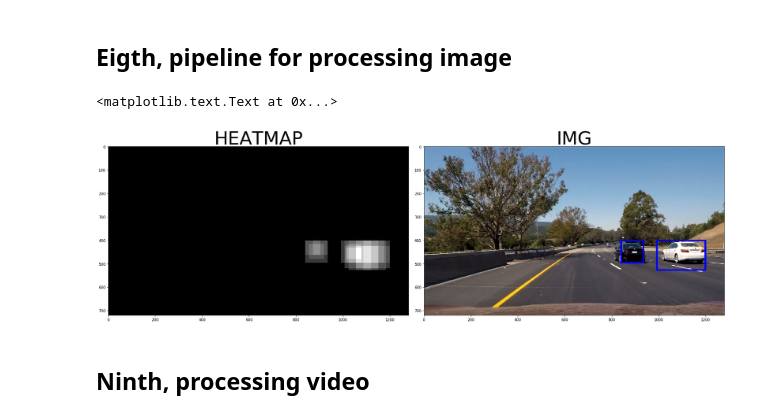
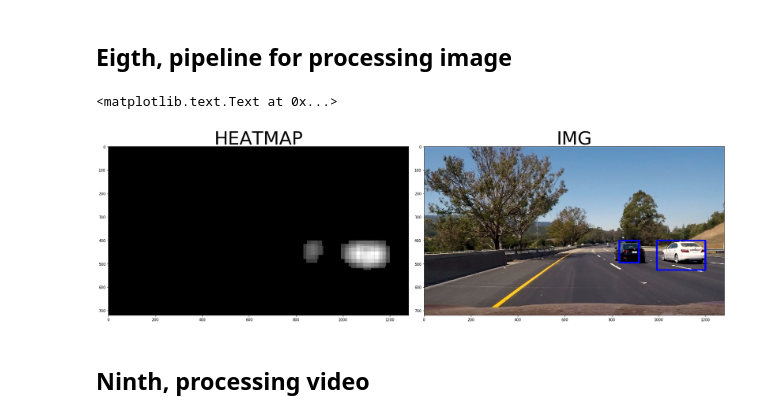
Before and after one commit to kjansons/self_driving_project_5, a Jupyter notebook: Vehicle detection.ipynb, the cells around one changed output. Cells and saved outputs as stored; diff of their text form; code cells hidden in the pictures.

```diff
--- a/Vehicle detection.ipynb
+++ b/Vehicle detection.ipynb
@@ -377,9 +447,9 @@ for fname in images:
     image = mpimg.imread(fname)
     draw_image = np.copy(image)
 
-    windows64 = slide_window(image, x_start_stop=[200, image.shape[1]-200], y_start_stop=[400, 500],
+    windows64 = slide_window(image, x_start_stop=x_start_stop, y_start_stop=[400, 528],
                         xy_window=(64, 64), xy_overlap=(0.75, 0.75))
-    windows96 = slide_window(image, x_start_stop=x_start_stop, y_start_stop=[400, 600],
+    windows96 = slide_window(image, x_start_stop=[4,image.shape[1]-4], y_start_stop=[400, 592],
                         xy_window=(96, 96), xy_overlap=(0.75, 0.75))
     windows128 = slide_window(image, x_start_stop=x_start_stop, y_start_stop=[400, 700],
                         xy_window=(128, 128), xy_overlap=(0.75, 0.75))
@@ -391,32 +461,32 @@ for fname in images:
                             orient=orient, pix_per_cell=pix_per_cell,
                             cell_per_block=cell_per_block,
                             hog_channel=hog_channel, spatial_feat=spatial_feat,
-                            hist_feat=hist_feat, hog_feat=hog_feat)
+                            hist_feat=hist_feat, hog_feat=hog_feat, scale = 1, ystart=400, ystop=528, xstart=0, xstop=image.shape[1])
     hot_windows96 = search_windows(image, windows96, svc, X_scaler, color_space=color_space,
                             spatial_size=spatial_size, hist_bins=hist_bins,
                             orient=orient, pix_per_cell=pix_per_cell,
                             cell_per_block=cell_per_block,
                             hog_channel=hog_channel, spatial_feat=spatial_feat,
-                            hist_feat=hist_feat, hog_feat=hog_feat)
+                            hist_feat=hist_feat, hog_feat=hog_feat, scale = 1.5, ystart=400, ystop=592, xstart=4, xstop=(image.shape[1]-4))
     hot_windows128 = search_windows(image, windows128, svc, X_scaler, color_space=color_space,
                             spatial_size=spatial_size, hist_bins=hist_bins,
                             orient=orient, pix_per_cell=pix_per_cell,
                             cell_per_block=cell_per_block,
                             hog_channel=hog_channel, spatial_feat=spatial_feat,
-                            hist_feat=hist_feat, hog_feat=hog_feat)
+                            hist_feat=hist_feat, hog_feat=hog_feat, scale = 2, ystart=400, ystop=688, xstart=0, xstop=image.shape[1])
     hot_windows256 = search_windows(image, windows256, svc, X_scaler, color_space=color_space,
                             spatial_size=spatial_size, hist_bins=hist_bins,
                             orient=orient, pix_per_cell=pix_per_cell,
                             cell_per_block=cell_per_block,
                             hog_channel=hog_channel, spatial_feat=spatial_feat,
-                            hist_feat=hist_feat, hog_feat=hog_feat)
+                            hist_feat=hist_feat, hog_feat=hog_feat, scale = 4, ystart=400, ystop=image.shape[0], xstart=0, xstop=image.shape[1])
 
     heatmap = np.zeros_like(image[:,:,0])
     add_heat(heatmap, hot_windows64)
     add_heat(heatmap, hot_windows96)
     add_heat(heatmap, hot_windows128)
     add_heat(heatmap, hot_windows256)
-    heatmap = apply_threshold(heatmap, 1)
+    heatmap = apply_threshold(heatmap, 4)
 
     labels = label(heatmap)
 
@@ -464,9 +534,10 @@ for fname in images:
 ## Seventh, TrackImage class which contains information from multiple frames
 # %%
 def get_heatmap_all_sizes(image):
-    windows64 = slide_window(image, x_start_stop=[200, image.shape[1]-200], y_start_stop=[400, 500],
+
+    windows64 = slide_window(image, x_start_stop=x_start_stop, y_start_stop=[400, 528],
                         xy_window=(64, 64), xy_overlap=(0.75, 0.75))
-    windows96 = slide_window(image, x_start_stop=x_start_stop, y_start_stop=[400, 600],
+    windows96 = slide_window(image, x_start_stop=[4,image.shape[1]-4], y_start_stop=[400, 592],
                         xy_window=(96, 96), xy_overlap=(0.75, 0.75))
     windows128 = slide_window(image, x_start_stop=x_start_stop, y_start_stop=[400, 700],
                         xy_window=(128, 128), xy_overlap=(0.75, 0.75))
@@ -478,25 +549,26 @@ def get_heatmap_all_sizes(image):
                             orient=orient, pix_per_cell=pix_per_cell,
                             cell_per_block=cell_per_block,
                             hog_channel=hog_channel, spatial_feat=spatial_feat,
-                            hist_feat=hist_feat, hog_feat=hog_feat)
+                            hist_feat=hist_feat, hog_feat=hog_feat, scale = 1, ystart=400, ystop=528, xstart=0, xstop=image.shape[1])
     hot_windows96 = search_windows(image, windows96, svc, X_scaler, color_space=color_space,
                             spatial_size=spatial_size, hist_bins=hist_bins,
                             orient=orient, pix_per_cell=pix_per_cell,
                             cell_per_block=cell_per_block,
                             hog_channel=hog_channel, spatial_feat=spatial_feat,
-                            hist_feat=hist_feat, hog_feat=hog_feat)
+                            hist_feat=hist_feat, hog_feat=hog_feat, scale = 1.5, ystart=400, ystop=592, xstart=4, xstop=(image.shape[1]-4))
     hot_windows128 = search_windows(image, windows128, svc, X_scaler, color_space=color_space,
                             spatial_size=spatial_size, hist_bins=hist_bins,
                             orient=orient, pix_per_cell=pix_per_cell,
                             cell_per_block=cell_per_block,
                             hog_channel=hog_channel, spatial_feat=spatial_feat,
-                            hist_feat=hist_feat, hog_feat=hog_feat)
+                            hist_feat=hist_feat, hog_feat=hog_feat, scale = 2, ystart=400, ystop=688, xstart=0, xstop=image.shape[1])
     hot_windows256 = search_windows(image, windows256, svc, X_scaler, color_space=color_space,
                             spatial_size=spatial_size, hist_bins=hist_bins,
                             orient=orient, pix_per_cell=pix_per_cell,
                             cell_per_block=cell_per_block,
                             hog_channel=hog_channel, spatial_feat=spatial_feat,
-                            hist_feat=hist_feat, hog_feat=hog_feat)
+                            hist_feat=hist_feat, hog_feat=hog_feat, scale = 4, ystart=400, ystop=image.shape[0], xstart=0, xstop=image.shape[1])
+
     heatmap = np.zeros_like(image[:,:,0])
     add_heat(heatmap, hot_windows64)
     add_heat(heatmap, hot_windows96)
@@ -524,7 +596,7 @@ class TrackImage:
         self.combined_heatmap = np.zeros_like(self.heatmaps[0])
         for heatmap in self.heatmaps:
             self.combined_heatmap = np.add(self.combined_heatmap, heatmap)
-        self.combined_heatmap = apply_threshold(self.combined_heatmap, min(self.heatmap_threshold, len(self.heatmaps)*1.75))
+        self.combined_heatmap = apply_threshold(self.combined_heatmap, min(self.heatmap_threshold, len(self.heatmaps)*4))
 
     def track_vehicles(self, image):
         self.add_frame_to_heatmaps(image)
@@ -542,22 +614,25 @@ class TrackImage:
 # %% [markdown]
 ## Eigth, pipeline for processing image
 # %%
+N_frames = 10
+threshold = 4*N_frames
+
 def img_with_vehicles(image):
     img_with_vehicles = track_image.track_vehicles(image)
     return img_with_vehicles
 
 rgb = cv2.cvtColor(cv2.imread('test_images/test6.jpg'), cv2.COLOR_BGR2RGB)
 track_image = TrackImage(N_frames, threshold)
 img, heatmap = track_image.track_vehicles_with_heatmap(rgb)
 f, (ax1, ax2) = plt.subplots(1, 2, figsize=(24, 9))
 f.tight_layout()
 ax1.imshow(heatmap, cmap='gray')
 ax1.set_title('HEATMAP', fontsize=50)
 ax2.imshow(img)
 ax2.set_title('IMG', fontsize=50)
 # %% [output]
 <matplotlib.text.Text at 0x...>
-[figure, old version]
+[figure, new version]
 # %% [markdown]
 ## Ninth, processing video
 # %%
```
Also changed, not shown: parts of 4 cells of this notebook, 26 other files.
